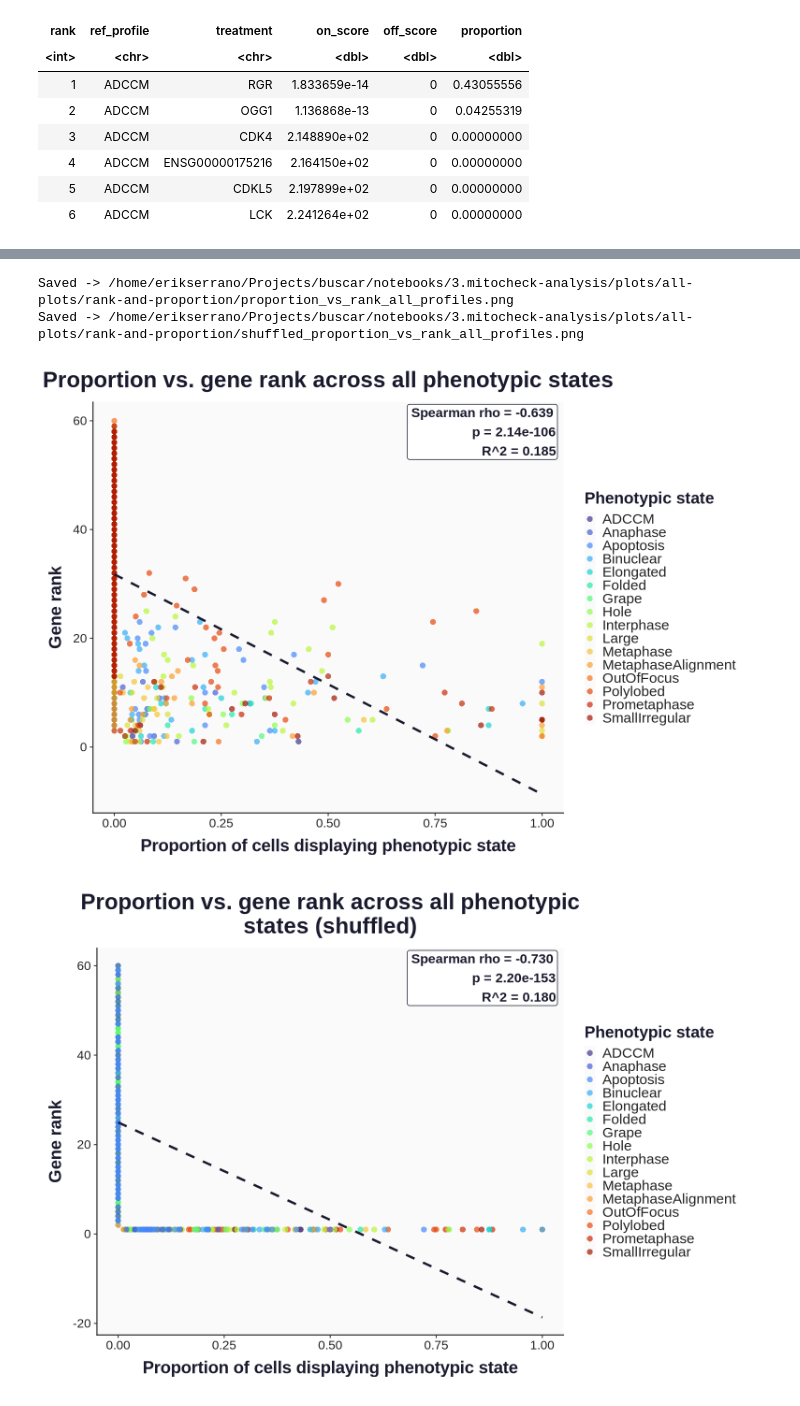
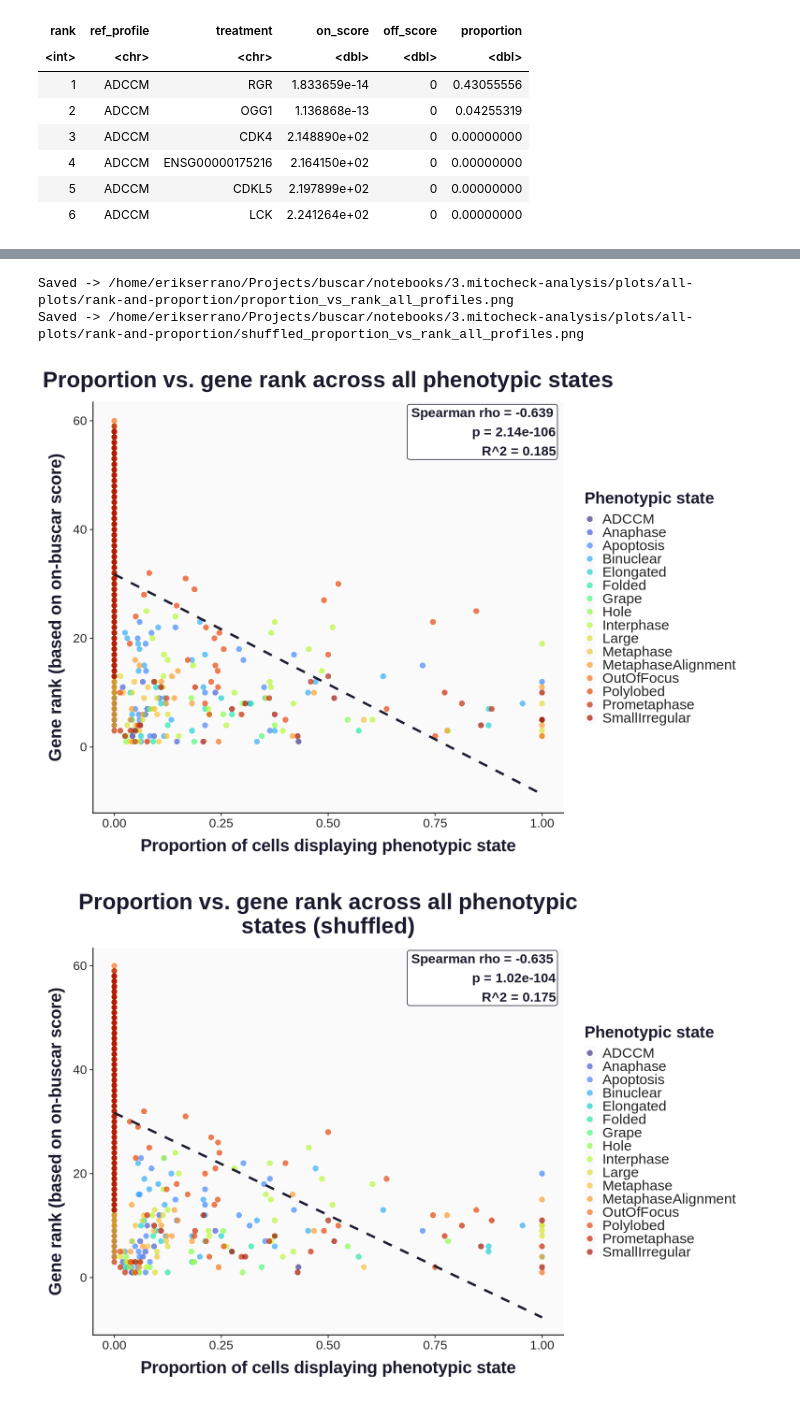
Before and after one commit to WayScience/buscar, a Jupyter notebook: notebooks/3.mitocheck-analysis/plots/3.linear-modeling-ranking-and-proportion.ipynb, the cells around one changed output, grey strips where cells are left out. Cells and saved outputs as stored; diff of their text form; code cells hidden in the pictures.

```diff
--- a/notebooks/3.mitocheck-analysis/plots/3.linear-modeling-ranking-and-proportion.ipynb
+++ b/notebooks/3.mitocheck-analysis/plots/3.linear-modeling-ranking-and-proportion.ipynb
@@ -45,12 +45,18 @@ dir.create(output_dir, recursive = TRUE, showWarnings = FALSE)
 moa_results_df <- read_parquet(file.path(results_dir, 'original_mitocheck_moa_analysis_results.parquet')) %>% as_tibble()
 shuffled_moa_results_df <- read_parquet(file.path(results_dir, 'shuffled_mitocheck_moa_analysis_results.parquet')) %>% as_tibble()
 
-# rerank treatment to remove duplicate ranks (nulls ranked last)
-moa_results_df <- moa_results_df %>%
-  arrange(ref_profile, is.na(on_score), on_score, is.na(off_score), off_score, treatment) %>%
-  group_by(ref_profile) %>%
-  mutate(rank = row_number()) %>%
-  ungroup()
+# rerank treatment  based on on-buscar scores(nulls ranked last)
+rerank <- function(input_df) {
+  input_df %>%
+    arrange(ref_profile, is.na(on_score), on_score, treatment) %>%
+    group_by(ref_profile) %>%
+    mutate(rank = row_number()) %>%
+    ungroup()
+}
+
+# re rranking based on only on-buscar scores
+moa_results_df <- rerank(moa_results_df)
+shuffled_moa_results_df <- rerank(shuffled_moa_results_df)
 
 head(moa_results_df)
 # %% [output]
@@ -178,7 +184,7 @@ plot_prop_vs_rank <- function(prop_df, title_txt, out_name) {
     scale_color_viridis_d(option = 'turbo', begin = 0.05, end = 0.95) +
     labs(
       x = 'Proportion of cells displaying phenotypic state',
-      y = 'Gene rank',
+      y = 'Gene rank (based on on-buscar score)',
       color = 'Phenotypic state',
       title = title_txt
     ) +
@@ -196,32 +202,32 @@ plot_prop_vs_rank <- function(prop_df, title_txt, out_name) {
       legend.title = element_text(face = 'bold', size = 20.8, color = '#1a1a2e'),
       legend.text = element_text(size = 18.2, color = '#222222'),
       legend.key.size = unit(14, 'pt'),
       legend.position = 'right',
       legend.background = element_rect(fill = 'white', color = NA),
       panel.background = element_rect(fill = '#fafafa', color = NA),
       plot.background = element_rect(fill = 'white', color = NA),
       plot.margin = margin(14, 20, 14, 14)
     )
 
   out_path <- file.path(output_dir, out_name)
   ggsave(out_path, p_all, width = 13, height = 9, dpi = 300, bg = 'white')
   cat(sprintf('Saved -> %s\n', out_path))
   print(p_all)
 }
 
 plot_prop_vs_rank(
   prop_df,
   'Proportion vs. gene rank across all phenotypic states',
   'proportion_vs_rank_all_profiles.png'
 )
 
 plot_prop_vs_rank(
   shuf_prop_df,
   'Proportion vs. gene rank across all phenotypic\nstates (shuffled)',
   'shuffled_proportion_vs_rank_all_profiles.png'
 )
 # %% [output]
 Saved -> /home/erikserrano/Projects/buscar/notebooks/3.mitocheck-analysis/plots/all-plots/rank-and-proportion/proportion_vs_rank_all_profiles.png
 Saved -> /home/erikserrano/Projects/buscar/notebooks/3.mitocheck-analysis/plots/all-plots/rank-and-proportion/shuffled_proportion_vs_rank_all_profiles.png
-[figure, old version]
+[figure, new version]
-[figure, old version]
+[figure, new version]
```
Also changed, not shown: parts of 2 cells of this notebook, 16 other files.
